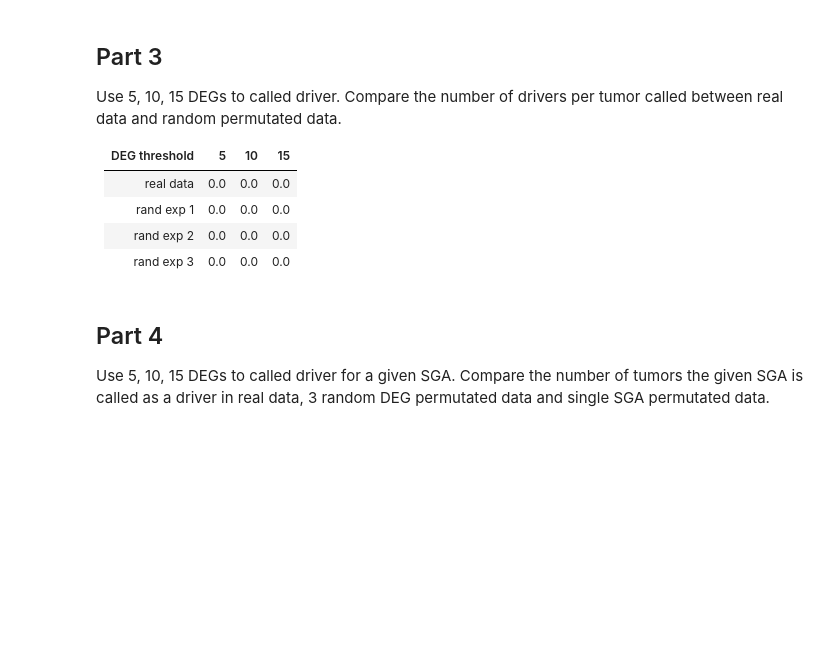
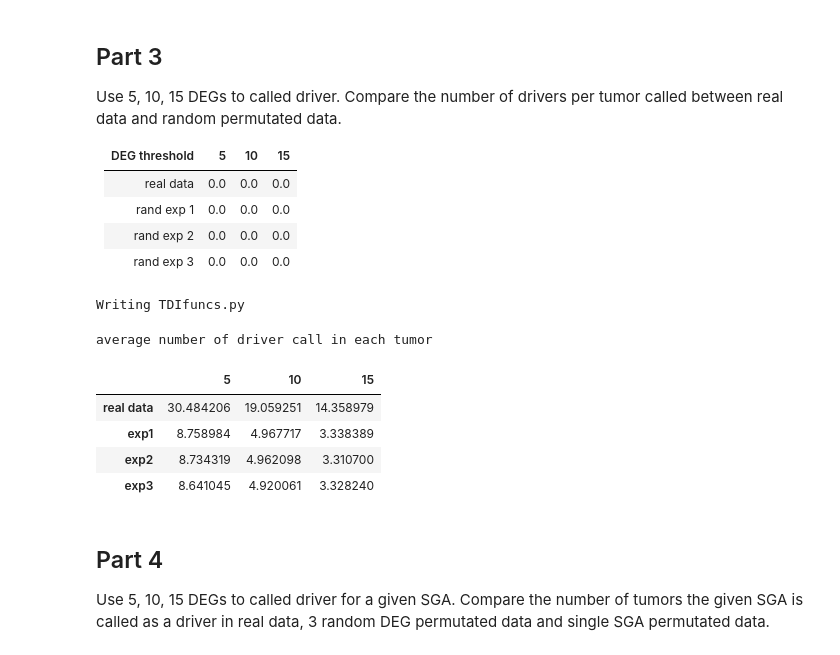
Before and after one commit to minnownino/TDIResultAnalysis, a Jupyter notebook: Python/TDI.ipynb, the cells around one changed output. Cells and saved outputs as stored; diff of their text form; code cells hidden in the pictures; blank space fills up the shorter version.

```diff
--- a/Python/TDI.ipynb
+++ b/Python/TDI.ipynb
@@ -38,0 +16,8 @@ df_exp3 = extractTriplet(EXP3_FILE_PATH)
+# %%
+FILE_PATH_DIR = '../../../mnt/Data_2TB/TDIResults/PanCancerAtlas/'
+REAL_DATA_DIR = FILE_PATH_DIR + 'PanCancer13tts_20171217/'
+RAND_DEG_DIR = FILE_PATH_DIR + 'PanCancer13tts_randDEGmatrix_1217'
+RAND_SGA_DIR = FILE_PATH_DIR + 'PanCancer13tts_singleSGAs_1217'
+sgaFolderList = os.listdir(RAND_SGA_DIR)
+
+POS_FILE_PATH = FILE_PATH_DIR + 'PanCancer13tts_postprobthd.p=0.05.perSGA.csv'
@@ -90,6 +130,7 @@ Use 5, 10, 15 DEGs to called driver. Compare the number of drivers per tumor cal
 | rand exp 2    | 0.0      | 0.0   |  0.0
 | rand exp 3    | 0.0      | 0.0   |  0.0
 # %%
+%%writefile TDIfuncs.py
 def read_file(TRIPLET_FILE_PATH, POS_FILE_PATH):
     """
         read the tdi file and posterior file
@@ -98,7 +139,7 @@ def read_file(TRIPLET_FILE_PATH, POS_FILE_PATH):
     # df = pd.read_csv("data_noCT/TSDtriplet.csv")
     # df_posterior = pd.read_csv("data_noCT/PANCAN.postprobcutoff.perSGA.csv")
 
-    df = pd.read_csv(TDI_FILE_PATH)
+    df = pd.read_csv(TRIPLET_FILE_PATH)
     df_posterior = pd.read_csv(POS_FILE_PATH)
     tmp = dict(zip(df_posterior['Unnamed: 0'], df_posterior.PostProbcutoff))
     df['a'] = df.cause_gene_name.map(tmp)
@@ -130,3 +171,5 @@ def driverCallCompare():
     row - number of DEGs used as the threshold, i.e. 5, 10, 15
     column - col1: real data; col2-4: random permutation experiment 1-3.
     """
+# %% [output]
+Writing TDIfuncs.py
@@ -175,3 +204,22 @@ print "15, exp3: "driverPerTumor_15_exp3.groupby('patient_name').count().mean()[
+# %%
+index = ['real data', 'exp1', 'exp2', 'exp3']
+list_5 = [driverPerTumor_5.groupby('patient_name').count().mean()[0],driverPerTumor_5_exp1.groupby('patient_name').count().mean()[0],driverPerTumor_5_exp2.groupby('patient_name').count().mean()[0],driverPerTumor_5_exp3.groupby('patient_name').count().mean()[0]]
+list_10 = [driverPerTumor_10.groupby('patient_name').count().mean()[0],driverPerTumor_10_exp1.groupby('patient_name').count().mean()[0],driverPerTumor_10_exp2.groupby('patient_name').count().mean()[0],driverPerTumor_10_exp3.groupby('patient_name').count().mean()[0]]
+list_15 = [driverPerTumor_15.groupby('patient_name').count().mean()[0],driverPerTumor_15_exp1.groupby('patient_name').count().mean()[0],driverPerTumor_15_exp2.groupby('patient_name').count().mean()[0],driverPerTumor_15_exp3.groupby('patient_name').count().mean()[0]]
+
+result = pd.DataFrame({5:list_5,
+                      10:list_10,
+                      15:list_15}, index = index)
+# %%
+print "average number of driver call in each tumor"
+result
+# %% [output]
+average number of driver call in each tumor
+|  | 5 | 10 | 15 |
+| real data | 30.484206 | 19.059251 | 14.358979 |
+| exp1 | 8.758984 | 4.967717 | 3.338389 |
+| exp2 | 8.734319 | 4.962098 | 3.310700 |
+| exp3 | 8.641045 | 4.920061 | 3.328240 |
 # %% [markdown]
 ## Part 4
 Use 5, 10, 15 DEGs to called driver for a given SGA. Compare the number of tumors the given SGA is called as a driver in real data, 3 random DEG permutated data and single SGA permutated data.
```
Also changed, not shown: parts of 27 cells of this notebook.
